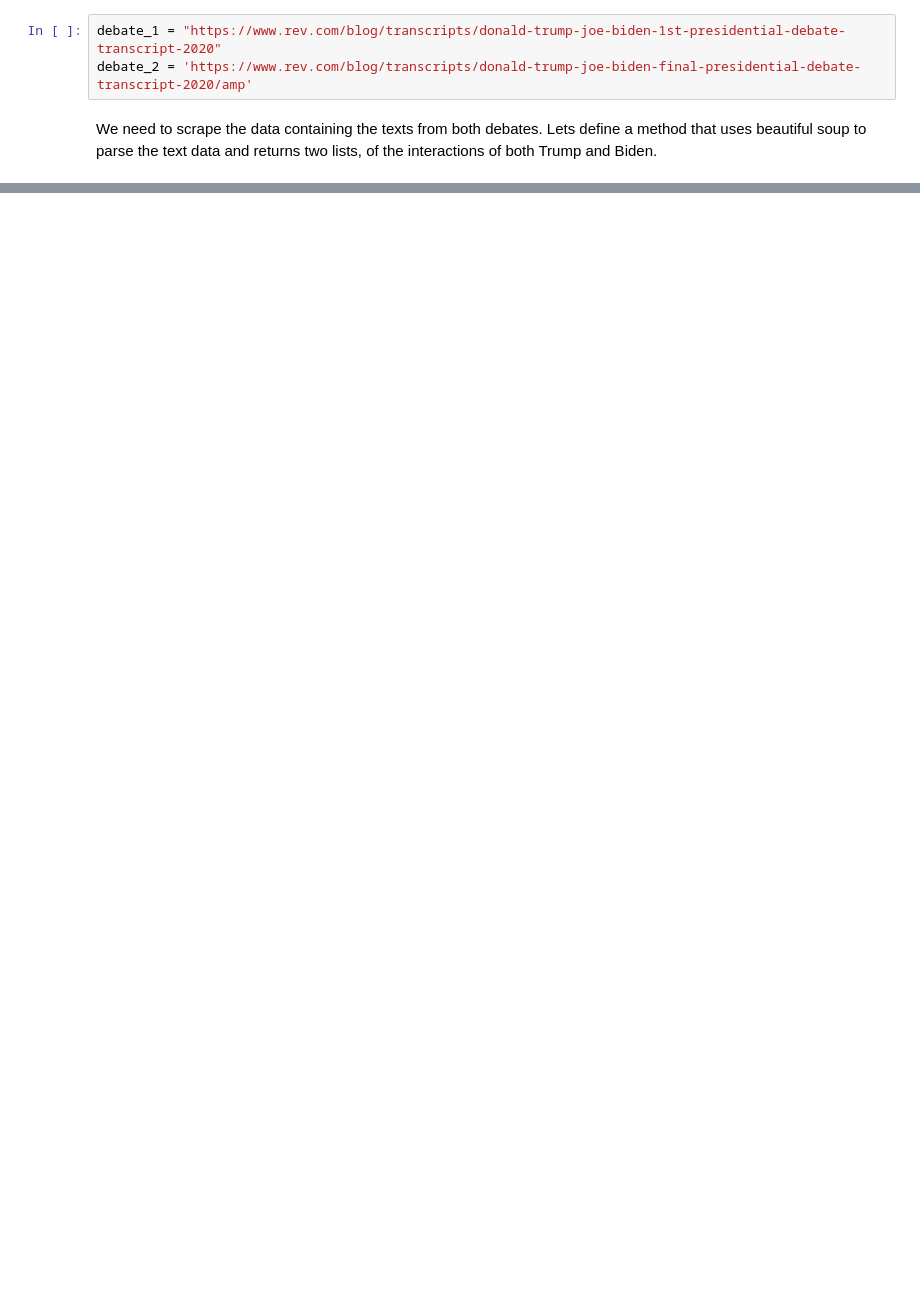
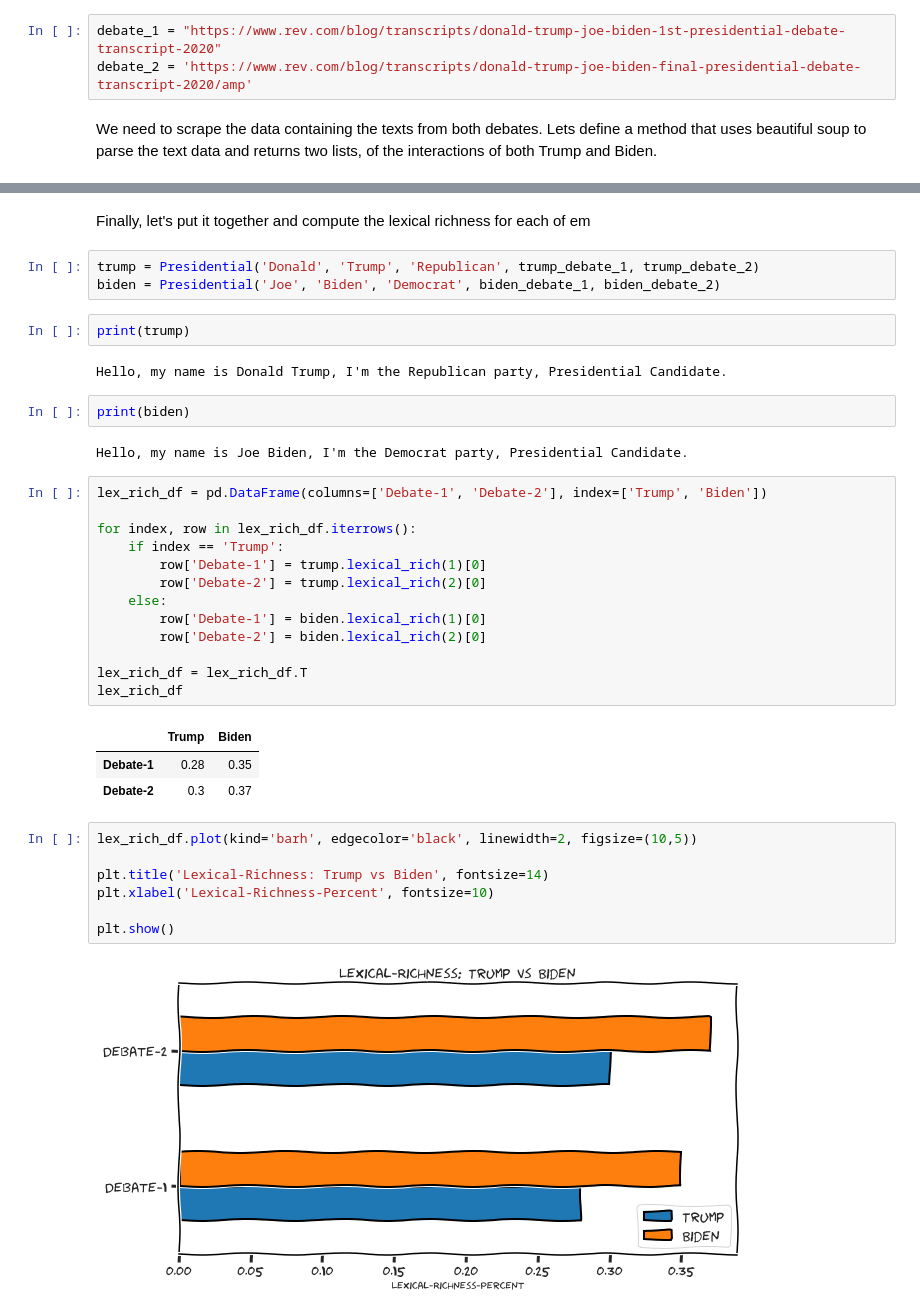
Before and after one commit to Lawrence-Krukrubo/Text-Based-AI, a Jupyter notebook: trump_biden_2020.ipynb, the cells around one changed output, grey strips where cells are left out. Cells and saved outputs as stored; diff of their text form; blank space fills up the shorter version.

```diff
--- a/trump_biden_2020.ipynb
+++ b/trump_biden_2020.ipynb
@@ -60,0 +234,39 @@ from nltk.text import Text, TextCollection
+# %% [markdown]
+Finally, let's put it together and compute the lexical richness for each of em
+# %%
+trump = Presidential('Donald', 'Trump', 'Republican', trump_debate_1, trump_debate_2)
+biden = Presidential('Joe', 'Biden', 'Democrat', biden_debate_1, biden_debate_2)
+# %%
+print(trump)
+# %% [output]
+Hello, my name is Donald Trump, I'm the Republican party, Presidential Candidate.
+# %%
+print(biden)
+# %% [output]
+Hello, my name is Joe Biden, I'm the Democrat party, Presidential Candidate.
+# %%
+lex_rich_df = pd.DataFrame(columns=['Debate-1', 'Debate-2'], index=['Trump', 'Biden'])
+
+for index, row in lex_rich_df.iterrows():
+    if index == 'Trump':
+        row['Debate-1'] = trump.lexical_rich(1)[0]
+        row['Debate-2'] = trump.lexical_rich(2)[0]
+    else:
+        row['Debate-1'] = biden.lexical_rich(1)[0]
+        row['Debate-2'] = biden.lexical_rich(2)[0]
+
+lex_rich_df = lex_rich_df.T
+lex_rich_df
+# %% [output]
+|  | Trump | Biden |
+| Debate-1 | 0.28 | 0.35 |
+| Debate-2 | 0.3 | 0.37 |
+# %%
+lex_rich_df.plot(kind='barh', edgecolor='black', linewidth=2, figsize=(10,5))
+
+plt.title('Lexical-Richness: Trump vs Biden', fontsize=14)
+plt.xlabel('Lexical-Richness-Percent', fontsize=10)
+
+plt.show()
+# %% [output]
+[figure, added]
```
Also changed, not shown: parts of 15 cells of this notebook.
